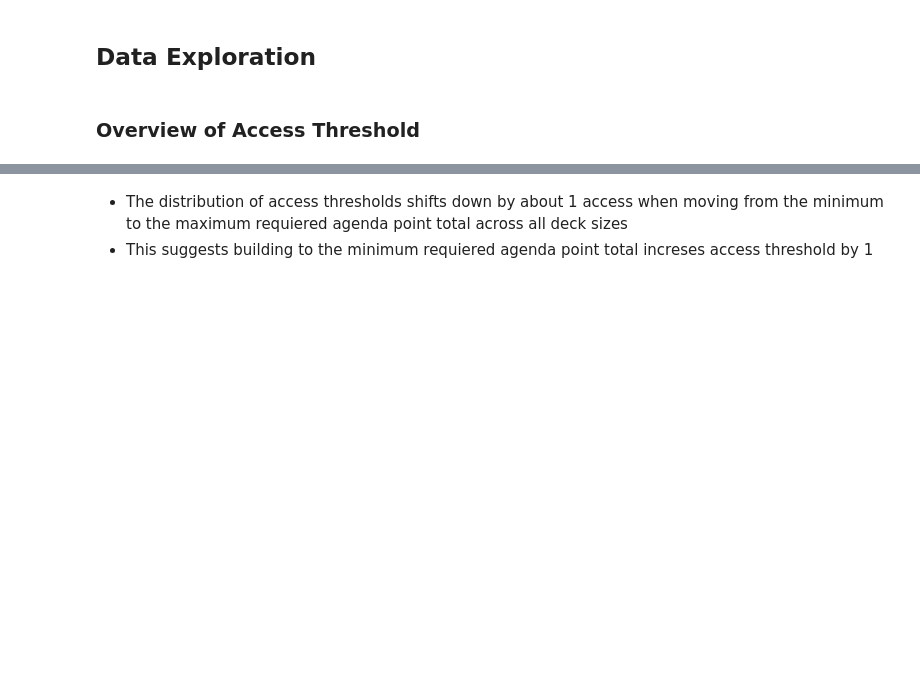
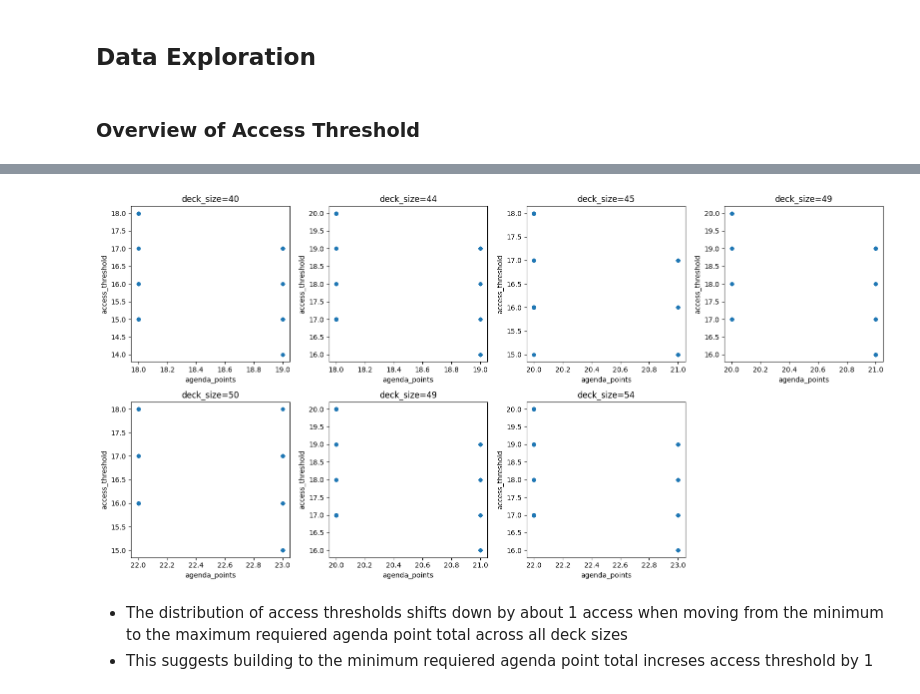
Before and after one commit to Johndsalas/Netrunner-Analysis, a Jupyter notebook: Netrunner_Agenda_Points_Analysis.ipynb, the cells around one changed output, grey strips where cells are left out. Saved outputs shown, nothing was run; the diff lists cells and outputs as text; code cells hidden in the pictures; blank space fills up the shorter version.

```diff
--- a/Netrunner_Agenda_Points_Analysis.ipynb
+++ b/Netrunner_Agenda_Points_Analysis.ipynb
@@ -167,13 +185,0 @@ plt.show()
-# %%
-df_small = df_normal[df['deck_size'].between(40,44)]
-df_mid = df_normal[df.deck_size.between(45,49)]
-df_lg = df_normal[df.deck_size.between(50,54)]
-
-fig, axes = plt.subplots(ncols=3, figsize=(10,5), constrained_layout=True)
-df_small.plot.scatter(x='deck_size', y='average_accesses', title='40-44', ax=axes[0])
-df_mid.plot.scatter(x='deck_size', y='average_accesses', title='45-49', ax=axes[1])
-df_lg.plot.scatter(x='deck_size', y='average_accesses', title='50-54', ax=axes[2])
-
-fig.suptitle('This is My Super Title', fontsize=16, fontweight='bold')
-plt.tight_layout()
-plt.show()
@@ -190,8 +203,23 @@ def plot_grid_by_list(df, values, filter_col, x_col, y_col,
     x_col, y_col: columns to plot
     ncols, nrows: grid shape (default 4x2)
     """
+
+    Values = [40,44,45,49,50,49,54]
+
+    n_cols = 4
+    n_rows = 2
+
+    X_col = 'agenda_points'
+    y_col = 'access_threshold'
+
+    filter_col = 'deck_size'
+
+    figsize = (16,8)
+
     total = ncols * nrows
-    fig, axes = plt.subplots(nrows=nrows, ncols=ncols, figsize=figsize, sharex=False, sharey=False)
+
+    fig, axes = plt.subplots(nrows=nrows, ncols=ncols, figsize=figsize, sharex=False, sharey=True)
+
     axes = axes.flatten()
 
     for i in range(total):
@@ -200,7 +228,7 @@ def plot_grid_by_list(df, values, filter_col, x_col, y_col,
             val = values[i]
             sub = df[df[filter_col] == val]
             if not sub.empty:
-                sub.plot.scatter(x=x_col, y=y_col, ax=ax, title=f"{filter_col}={val}", marker=marker, s=s)
+                sub.plot.scatter(x=x_col, y=y_col, ax=ax, title=f"{filter_col}={val}", marker='o', s=s)
             else:
                 ax.set_title(f"{filter_col}={val} (no data)")
                 ax.set_xticks([])
@@ -212,8 +240,10 @@ def plot_grid_by_list(df, values, filter_col, x_col, y_col,
     plt.tight_layout()
     plt.show()
 # %%
-plot_grid_by_list(df, [40,44,45,49,50,49,54], 'deck_size', 'agenda_points', 'average_accesses',
+plot_grid_by_list(df, [40,44,45,49,50,49,54], 'deck_size', 'agenda_points', 'access_threshold',
                       ncols=4, nrows=2, figsize=(16,8), marker='o', s=20)
+# %% [output]
+[figure, added]
 # %% [markdown]
 * The distribution of access thresholds shifts down by about 1 access when moving from the minimum to the maximum requiered agenda point total across all deck sizes
 * This suggests building to the minimum requiered agenda point total increses access threshold by 1
```
Also changed, not shown: parts of 17 cells of this notebook.
